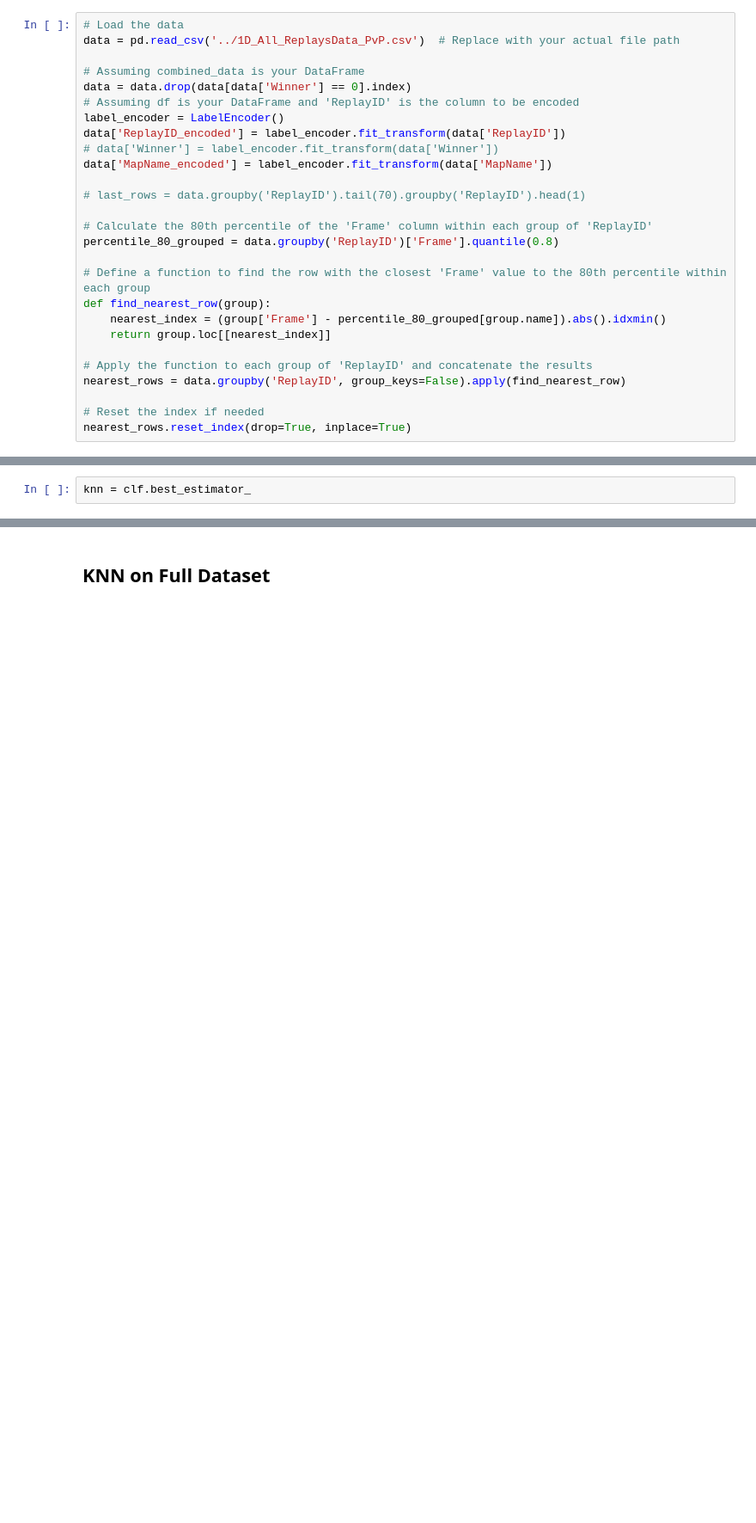
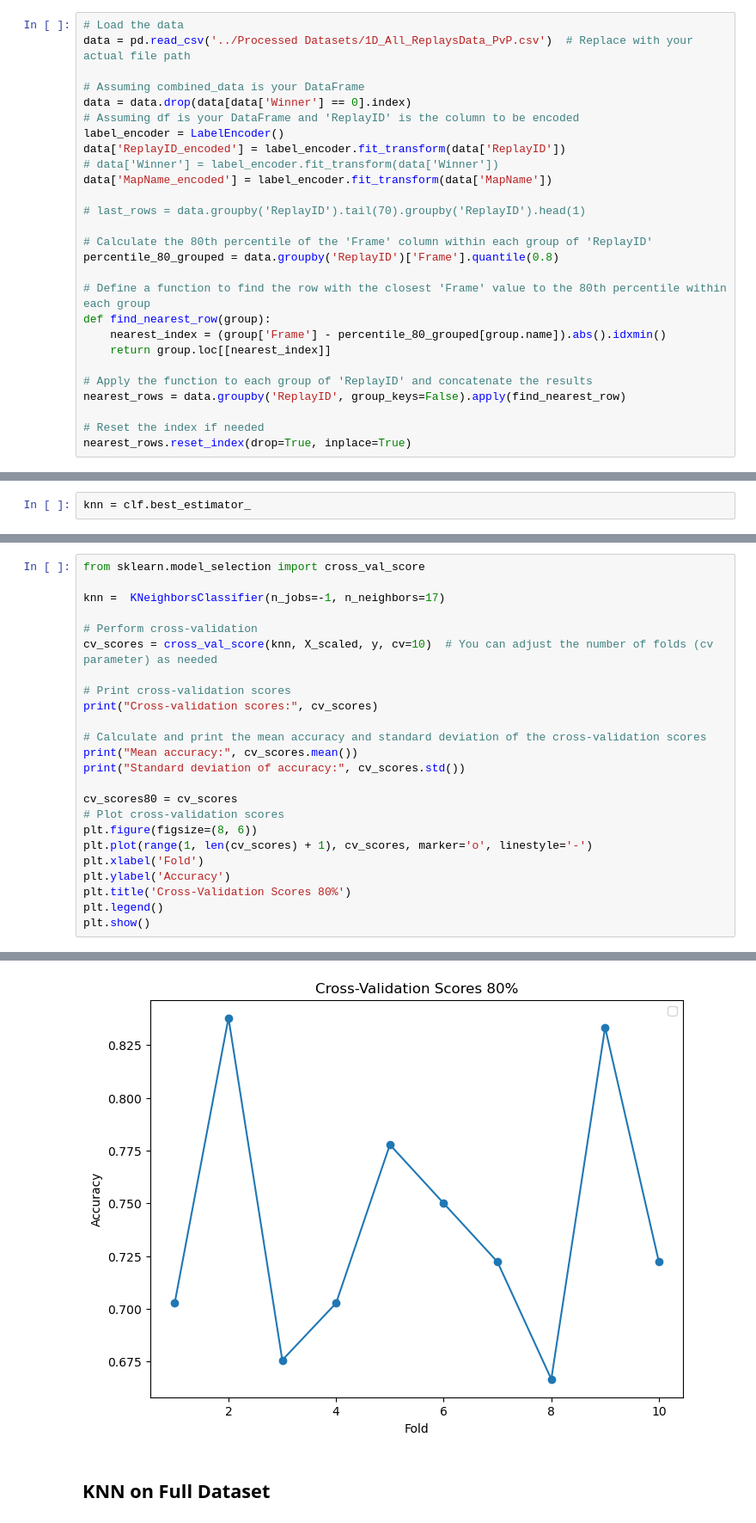
Before and after one commit to Abhinav-kk/StarCraft-Game-Outcome-Prediction, a Jupyter notebook: Project Notebooks/KNN_Model.ipynb, the cells around one changed output, grey strips where cells are left out. Shown: that part at 86% size. Saved outputs shown, nothing was run; the diff lists cells and outputs as text; blank space fills up the shorter version.

```diff
--- a/Project Notebooks/KNN_Model.ipynb
+++ b/Project Notebooks/KNN_Model.ipynb
@@ -19,7 +19,7 @@ from sklearn.preprocessing import LabelEncoder
 ## KNN on PvP Dataset
 # %%
 # Load the data
-data = pd.read_csv('../1D_All_ReplaysData_PvP.csv')  # Replace with your actual file path
+data = pd.read_csv('../Processed Datasets/1D_All_ReplaysData_PvP.csv')  # Replace with your actual file path
 
 # Assuming combined_data is your DataFrame
 data = data.drop(data[data['Winner'] == 0].index)
@@ -124,0 +129,25 @@ knn.score(X_test_scaled, y_test)
+# %%
+from sklearn.model_selection import cross_val_score
+
+knn =  KNeighborsClassifier(n_jobs=-1, n_neighbors=17)
+
+# Perform cross-validation
+cv_scores = cross_val_score(knn, X_scaled, y, cv=10)  # You can adjust the number of folds (cv parameter) as needed
+
+# Print cross-validation scores
+print("Cross-validation scores:", cv_scores)
+
+# Calculate and print the mean accuracy and standard deviation of the cross-validation scores
+print("Mean accuracy:", cv_scores.mean())
+print("Standard deviation of accuracy:", cv_scores.std())
+
+cv_scores80 = cv_scores
+# Plot cross-validation scores
+plt.figure(figsize=(8, 6))
+plt.plot(range(1, len(cv_scores) + 1), cv_scores, marker='o', linestyle='-')
+plt.xlabel('Fold')
+plt.ylabel('Accuracy')
+plt.title('Cross-Validation Scores 80%')
+plt.legend()
+plt.show()
+# %% [output]
@@ -125,3 +159,4 @@ knn.score(X_test_scaled, y_test)
+[figure, added]
 # %% [markdown]
 ## KNN on Full Dataset
 # %%
```
Also changed, not shown: parts of 3 cells of this notebook, 4 other files.
